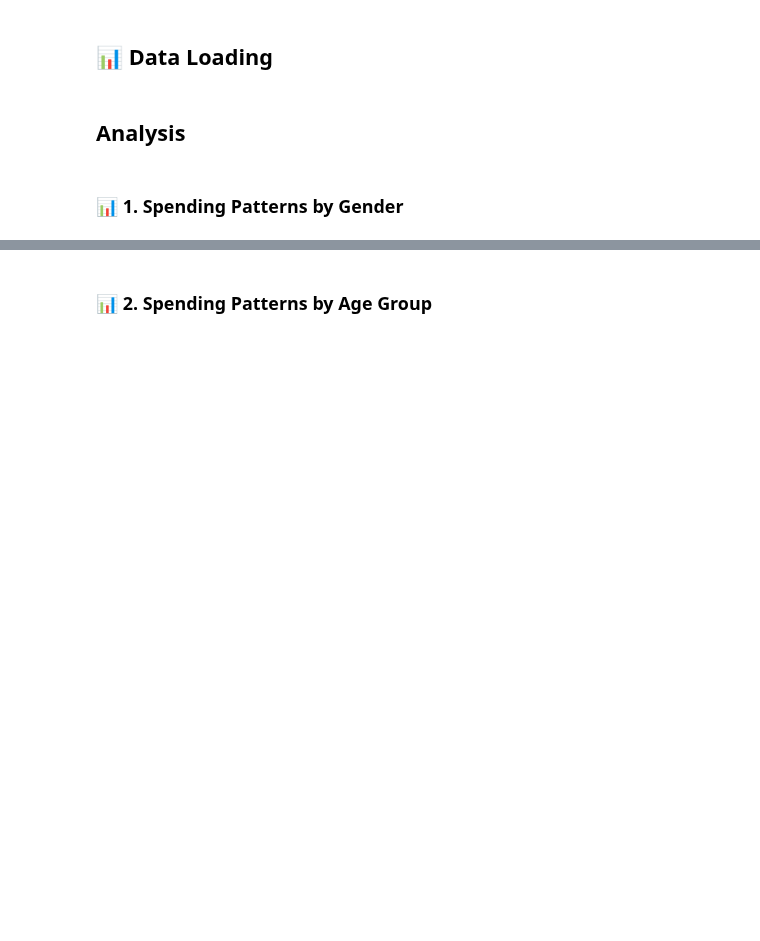
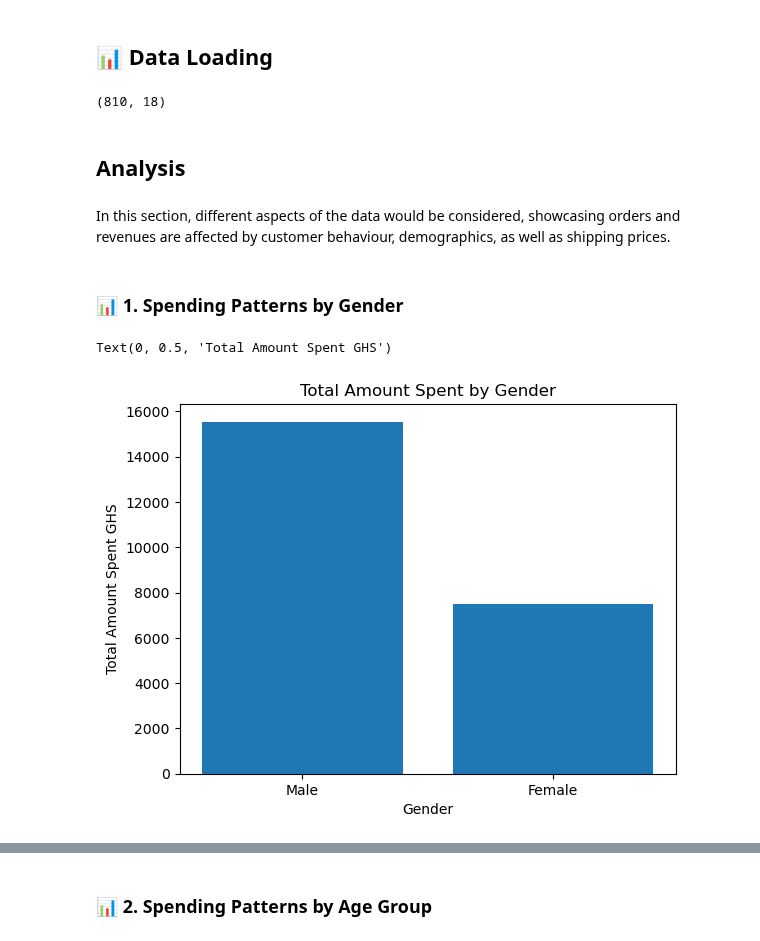
Before and after one commit to Mohammed-Hanan-Othman/ecommerce-sales-analysis, a Jupyter notebook: notebooks/1.customer_behaviour_analysis.ipynb, the cells around one changed output, grey strips where cells are left out. Cells and saved outputs as stored; diff of their text form; code cells hidden in the pictures; blank space fills up the shorter version.

Commit message:
Added visualizations for spending patterns by gender

```diff
--- a/notebooks/1.customer_behaviour_analysis.ipynb
+++ b/notebooks/1.customer_behaviour_analysis.ipynb
@@ -23,0 +28,7 @@ The data used here is the cleaned version of the original sales dataset:
+# %%
+# Load data
+df = pd.read_csv("../data/cleaned_orders.csv")
+df.shape
+# df.info()
+# %% [output]
+(810, 18)
@@ -24,4 +38,15 @@ The data used here is the cleaned version of the original sales dataset:
 # %% [markdown]
 ## Analysis
+# %% [markdown]
+In this section, different aspects of the data would be considered, showcasing orders and revenues are affected by customer behaviour, demographics, as well as shipping prices.
 # %% [markdown]
 ### 📊 1. Spending Patterns by Gender
+# %%
+# Graph of total amount calc vs gender
+plt.bar(df["Gender"],df["Total Price Calc"])
+plt.title("Total Amount Spent by Gender")
+plt.xlabel("Gender")
+plt.ylabel("Total Amount Spent GHS")
+# %% [output]
+Text(0, 0.5, 'Total Amount Spent GHS')
+[figure, added]
```
Also changed, not shown: parts of 6 cells of this notebook.
